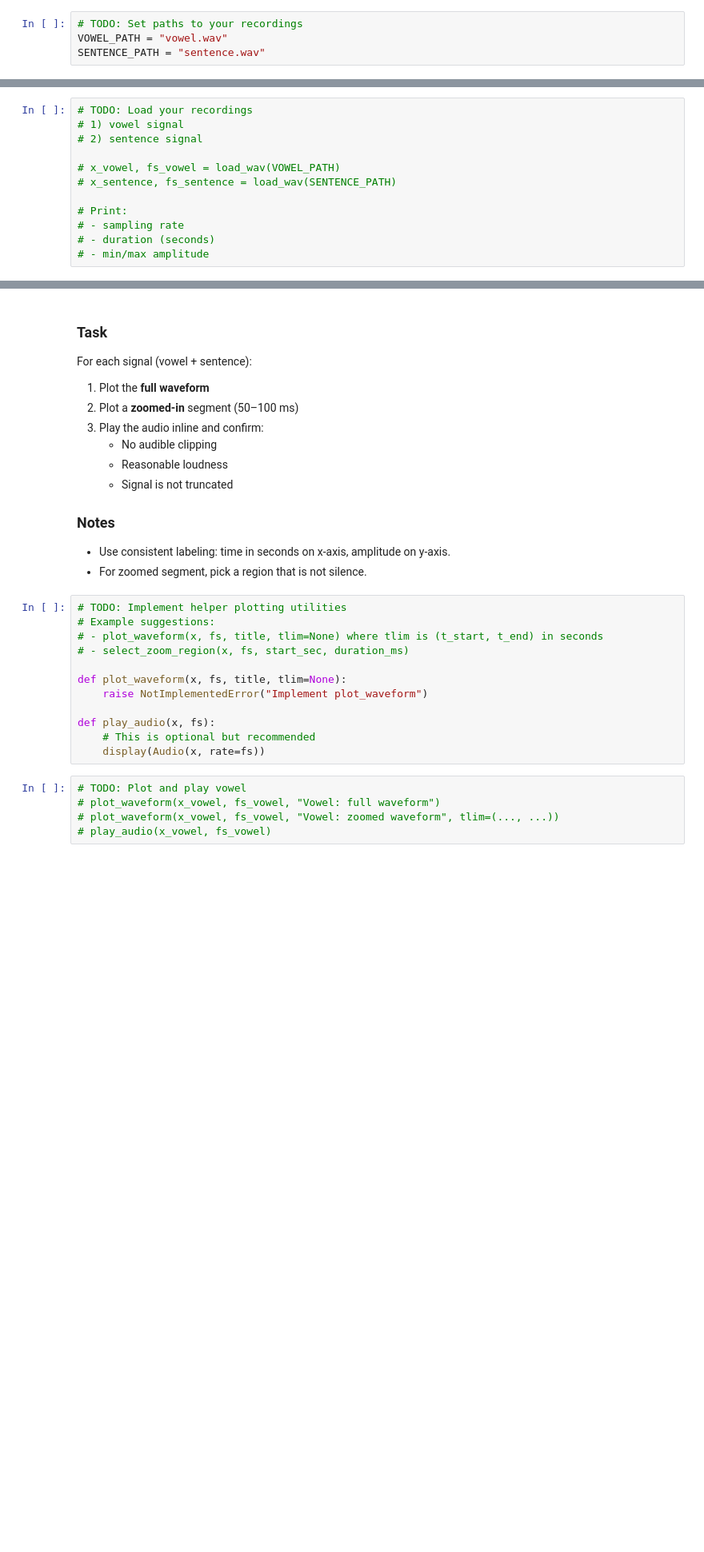
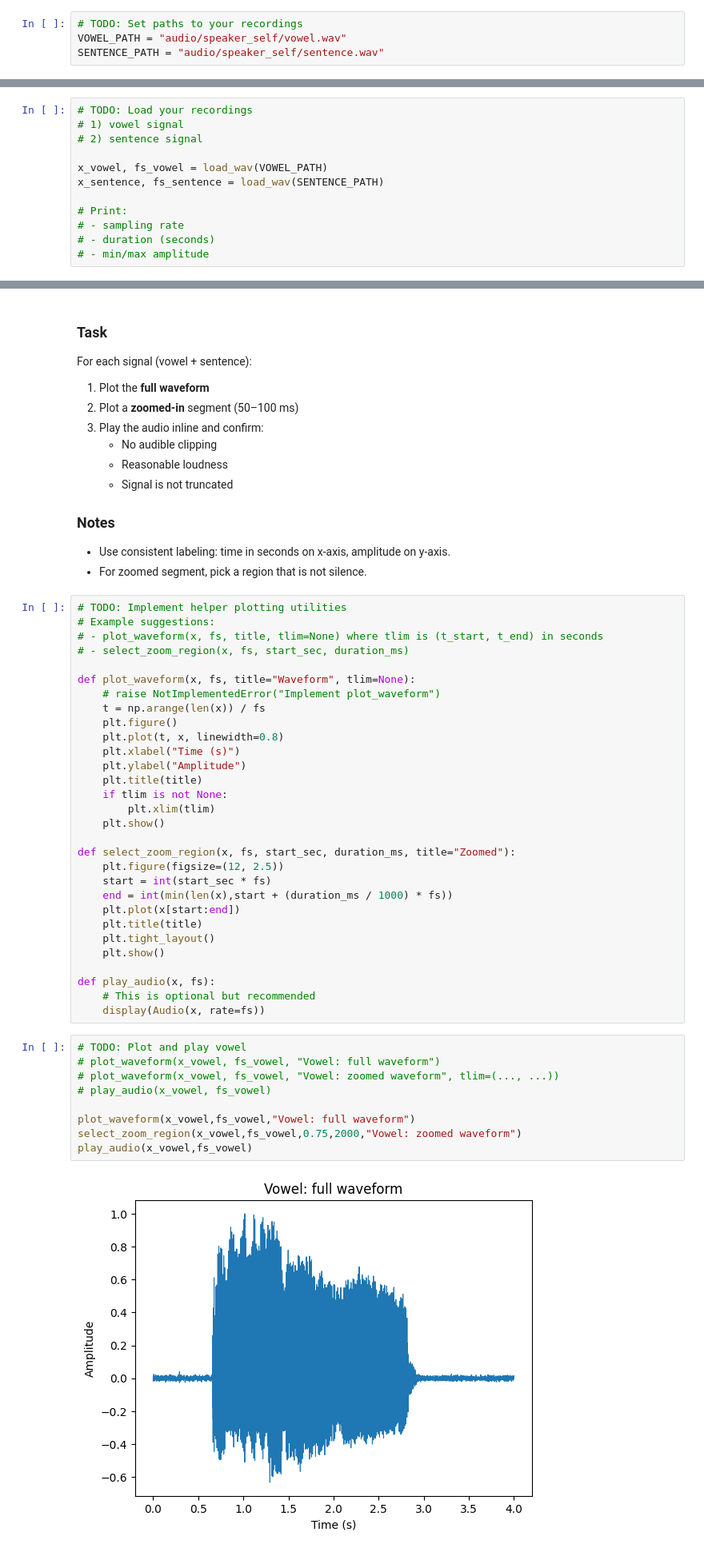
Before and after one commit to kkodachi/ee519-HW1, a Jupyter notebook: HW1_Notebook1_Recording_Sampling_Quantization.ipynb, the cells around one changed output, grey strips where cells are left out. Shown at 80% size. Cells and saved outputs as stored; diff of their text form; blank space fills up the shorter version.

Commit message:
started first notebook

```diff
--- a/HW1_Notebook1_Recording_Sampling_Quantization.ipynb
+++ b/HW1_Notebook1_Recording_Sampling_Quantization.ipynb
@@ -108,8 +108,8 @@ Saved to audio/speaker_self/vowel.wav
 [interactive output not drawn]
 # %%
 # TODO: Set paths to your recordings
-VOWEL_PATH = "vowel.wav"
-SENTENCE_PATH = "sentence.wav"
+VOWEL_PATH = "audio/speaker_self/vowel.wav"
+SENTENCE_PATH = "audio/speaker_self/sentence.wav"
 # %%
 # TODO: Write a robust WAV loader.
 # Requirements:
@@ -128,8 +150,8 @@ def load_wav(path):
 # 1) vowel signal
 # 2) sentence signal
 
-# x_vowel, fs_vowel = load_wav(VOWEL_PATH)
-# x_sentence, fs_sentence = load_wav(SENTENCE_PATH)
+x_vowel, fs_vowel = load_wav(VOWEL_PATH)
+x_sentence, fs_sentence = load_wav(SENTENCE_PATH)
 
 # Print:
 # - sampling rate
@@ -158,8 +189,26 @@ For each signal (vowel + sentence):
 # - plot_waveform(x, fs, title, tlim=None) where tlim is (t_start, t_end) in seconds
 # - select_zoom_region(x, fs, start_sec, duration_ms)
 
-def plot_waveform(x, fs, title, tlim=None):
-    raise NotImplementedError("Implement plot_waveform")
+def plot_waveform(x, fs, title="Waveform", tlim=None):
+    # raise NotImplementedError("Implement plot_waveform")
+    t = np.arange(len(x)) / fs
+    plt.figure()
+    plt.plot(t, x, linewidth=0.8)
+    plt.xlabel("Time (s)")
+    plt.ylabel("Amplitude")
+    plt.title(title)
+    if tlim is not None:
+        plt.xlim(tlim)
+    plt.show()
+
+def select_zoom_region(x, fs, start_sec, duration_ms, title="Zoomed"):
+    plt.figure(figsize=(12, 2.5))
+    start = int(start_sec * fs)
+    end = int(min(len(x),start + (duration_ms / 1000) * fs))
+    plt.plot(x[start:end])
+    plt.title(title)
+    plt.tight_layout()
+    plt.show()
 
 def play_audio(x, fs):
     # This is optional but recommended
@@ -167,5 +216,11 @@ def play_audio(x, fs):
 # %%
 # TODO: Plot and play vowel
 # plot_waveform(x_vowel, fs_vowel, "Vowel: full waveform")
 # plot_waveform(x_vowel, fs_vowel, "Vowel: zoomed waveform", tlim=(..., ...))
 # play_audio(x_vowel, fs_vowel)
+
+plot_waveform(x_vowel,fs_vowel,"Vowel: full waveform")
+select_zoom_region(x_vowel,fs_vowel,0.75,2000,"Vowel: zoomed waveform")
+play_audio(x_vowel,fs_vowel)
+# %% [output]
+[figure, added]
```
Also changed, not shown: parts of 8 cells of this notebook, 3 other files.
